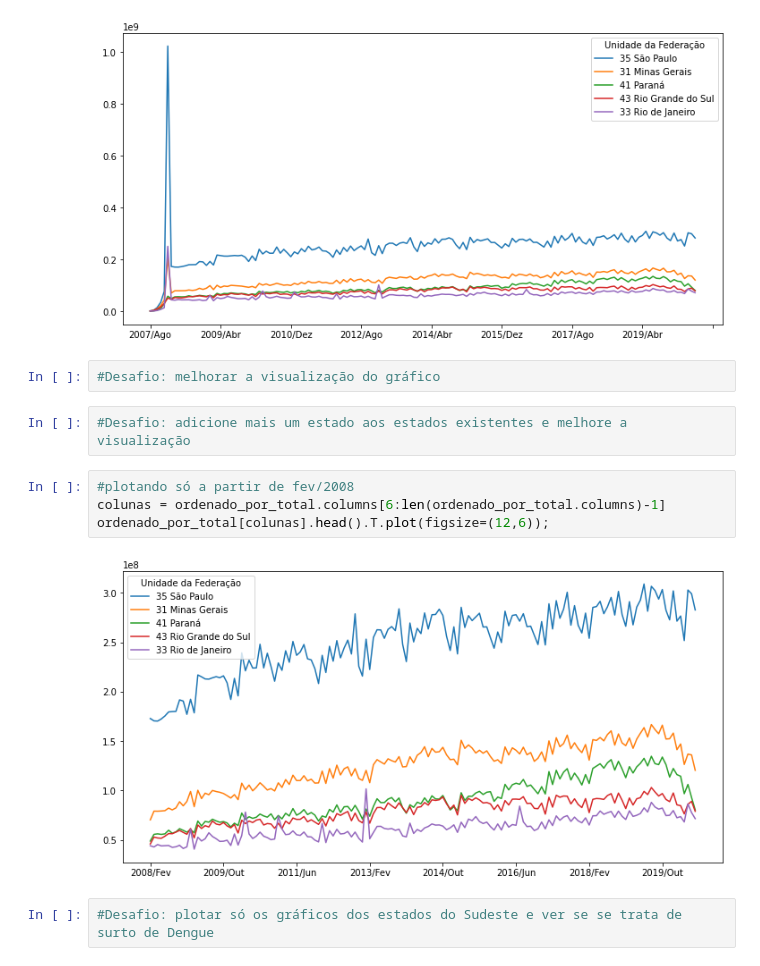
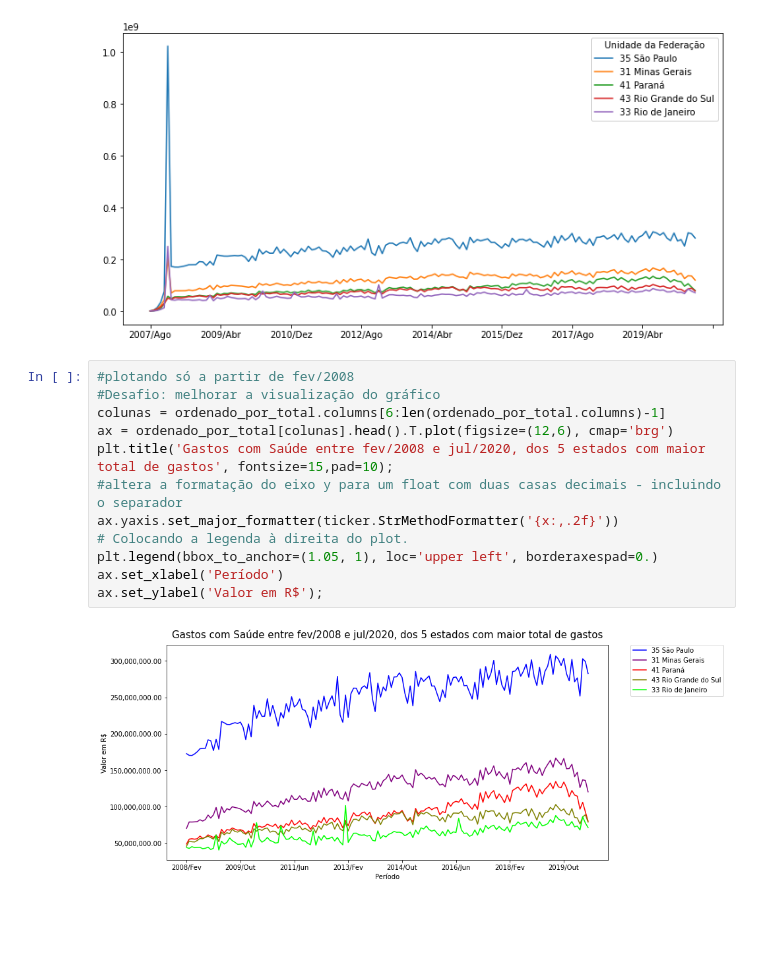
Before and after one commit to ClarisseAlvarenga/bootcamp_datascience_alura, a Jupyter notebook: SEMANA01/Bootcamp_DataScience_Alura_Semana_1.ipynb, the cells around one changed output. Drawn from its saved outputs; the diff is of its cells as text; blank space fills up the shorter version.

```diff
--- a/SEMANA01/Bootcamp_DataScience_Alura_Semana_1.ipynb
+++ b/SEMANA01/Bootcamp_DataScience_Alura_Semana_1.ipynb
@@ -371,15 +371,17 @@ memory usage: 33.3+ KB
 ordenado_por_total.select_dtypes(include='number').head().T.plot(figsize=(12,6));
 # %% [output]
 [figure]
-# %%
-#Desafio: melhorar a visualização do gráfico
-# %%
-#Desafio: adicione mais um estado aos estados existentes e melhore a visualização
-# %%
-#plotando só a partir de fev/2008
-colunas = ordenado_por_total.columns[6:len(ordenado_por_total.columns)-1]
-ordenado_por_total[colunas].head().T.plot(figsize=(12,6));
-# %% [output]
-[figure, removed]
-# %%
-#Desafio: plotar só os gráficos dos estados do Sudeste e ver se se trata de surto de Dengue
+# %%
+#plotando só a partir de fev/2008
+#Desafio: melhorar a visualização do gráfico
+colunas = ordenado_por_total.columns[6:len(ordenado_por_total.columns)-1]
+ax = ordenado_por_total[colunas].head().T.plot(figsize=(12,6), cmap='brg')
+plt.title('Gastos com Saúde entre fev/2008 e jul/2020, dos 5 estados com maior total de gastos', fontsize=15,pad=10);
+#altera a formatação do eixo y para um float com duas casas decimais - incluindo o separador
+ax.yaxis.set_major_formatter(ticker.StrMethodFormatter('{x:,.2f}'))
+# Colocando a legenda à direita do plot.
+plt.legend(bbox_to_anchor=(1.05, 1), loc='upper left', borderaxespad=0.)
+ax.set_xlabel('Período')
+ax.set_ylabel('Valor em R$');
+# %% [output]
+[figure, added]
```
Also changed, not shown: parts of 4 cells of this notebook.
